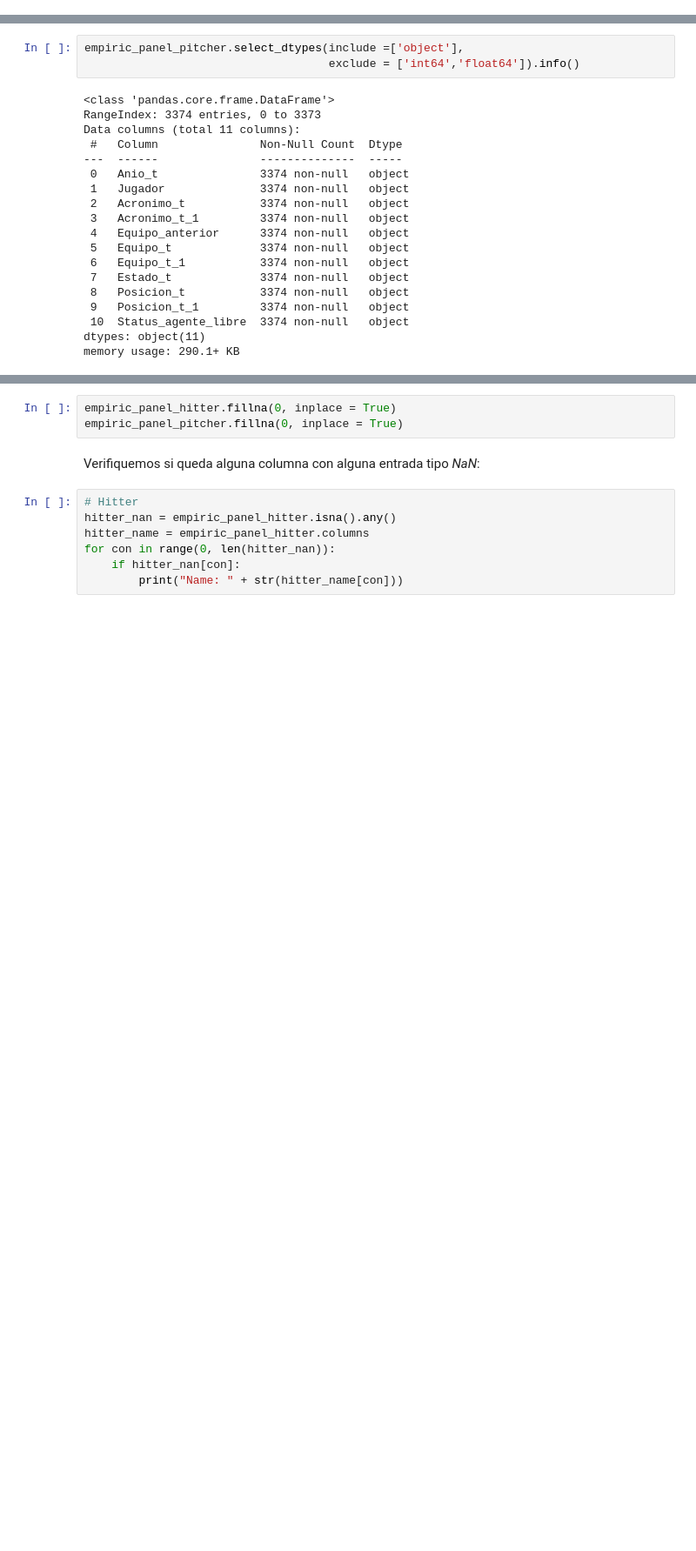
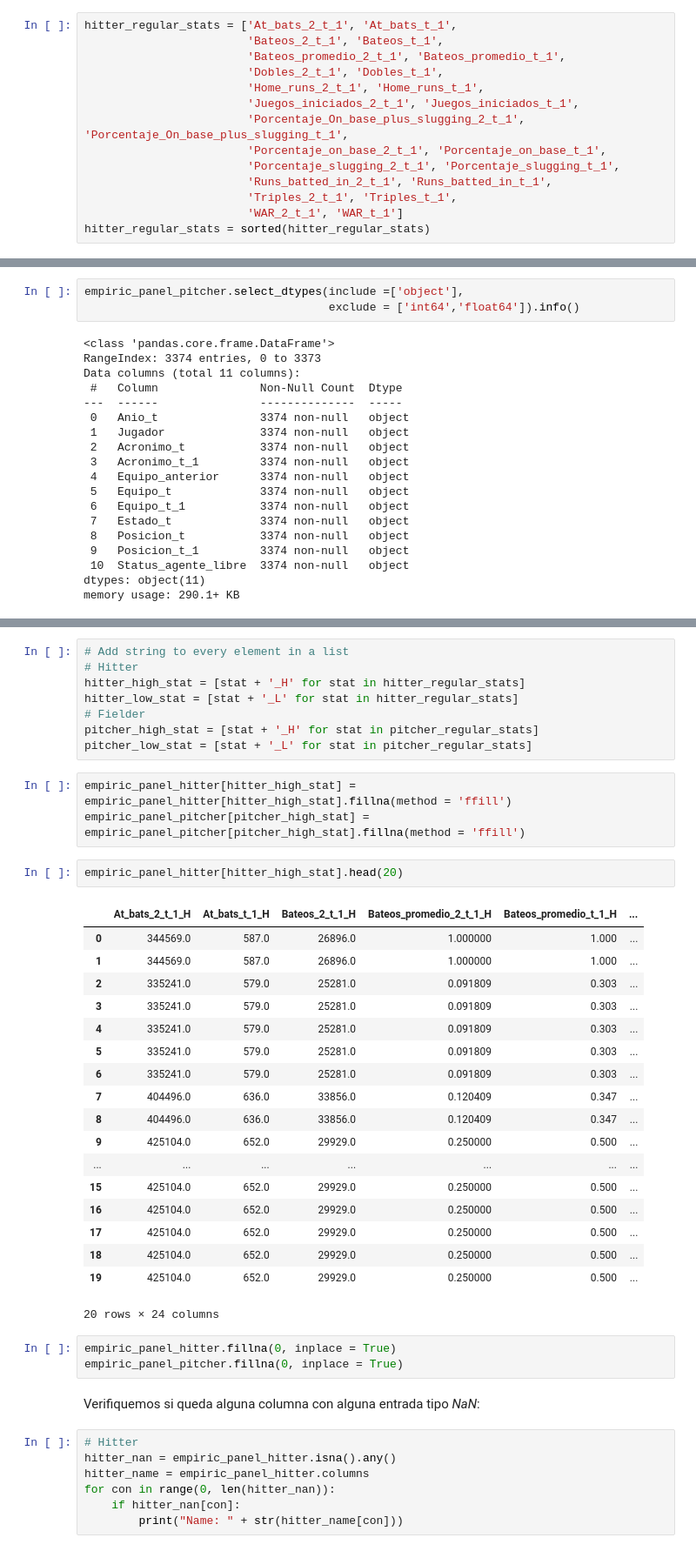
Before and after one commit to PhysTony/MLB_hardball_negotations, a Jupyter notebook: ETL_Scripts/First_Two_Year_Contract/all_players_dataframe_t_1.ipynb, the cells around one changed output, grey strips where cells are left out. Shown at 87% size. Cells and saved outputs as stored; diff of their text form; blank space fills up the shorter version.

```diff
--- a/ETL_Scripts/First_Two_Year_Contract/all_players_dataframe_t_1.ipynb
+++ b/ETL_Scripts/First_Two_Year_Contract/all_players_dataframe_t_1.ipynb
@@ -1053,2 +1764,16 @@ sport_st_hitter = [14,16, 18,24, 20,22,
+# %%
+hitter_regular_stats = ['At_bats_2_t_1', 'At_bats_t_1',
+                        'Bateos_2_t_1', 'Bateos_t_1',
+                        'Bateos_promedio_2_t_1', 'Bateos_promedio_t_1',
+                        'Dobles_2_t_1', 'Dobles_t_1',
+                        'Home_runs_2_t_1', 'Home_runs_t_1',
+                        'Juegos_iniciados_2_t_1', 'Juegos_iniciados_t_1',
+                        'Porcentaje_On_base_plus_slugging_2_t_1', 'Porcentaje_On_base_plus_slugging_t_1',
+                        'Porcentaje_on_base_2_t_1', 'Porcentaje_on_base_t_1',
+                        'Porcentaje_slugging_2_t_1', 'Porcentaje_slugging_t_1',
+                        'Runs_batted_in_2_t_1', 'Runs_batted_in_t_1',
+                        'Triples_2_t_1', 'Triples_t_1',
+                        'WAR_2_t_1', 'WAR_t_1']
+hitter_regular_stats = sorted(hitter_regular_stats)
 # %%
 # Hitter
@@ -1357,3 +2052,35 @@ Por otro lado, repitamos lo mismo para las columnas numéricas, imputaremos 0 ya
+# %%
+# Add string to every element in a list
+# Hitter
+hitter_high_stat = [stat + '_H' for stat in hitter_regular_stats]
+hitter_low_stat = [stat + '_L' for stat in hitter_regular_stats]
+# Fielder
+pitcher_high_stat = [stat + '_H' for stat in pitcher_regular_stats]
+pitcher_low_stat = [stat + '_L' for stat in pitcher_regular_stats]
+# %%
+empiric_panel_hitter[hitter_high_stat] = empiric_panel_hitter[hitter_high_stat].fillna(method = 'ffill')
+empiric_panel_pitcher[pitcher_high_stat] = empiric_panel_pitcher[pitcher_high_stat].fillna(method = 'ffill')
+# %%
+empiric_panel_hitter[hitter_high_stat].head(20)
+# %% [output]
+|  | At_bats_2_t_1_H | At_bats_t_1_H | Bateos_2_t_1_H | Bateos_promedio_2_t_1_H | Bateos_promedio_t_1_H | ... |
+| 0 | 344569.0 | 587.0 | 26896.0 | 1.000000 | 1.000 | ... |
+| 1 | 344569.0 | 587.0 | 26896.0 | 1.000000 | 1.000 | ... |
+| 2 | 335241.0 | 579.0 | 25281.0 | 0.091809 | 0.303 | ... |
+| 3 | 335241.0 | 579.0 | 25281.0 | 0.091809 | 0.303 | ... |
+| 4 | 335241.0 | 579.0 | 25281.0 | 0.091809 | 0.303 | ... |
+| 5 | 335241.0 | 579.0 | 25281.0 | 0.091809 | 0.303 | ... |
+| 6 | 335241.0 | 579.0 | 25281.0 | 0.091809 | 0.303 | ... |
+| 7 | 404496.0 | 636.0 | 33856.0 | 0.120409 | 0.347 | ... |
+| 8 | 404496.0 | 636.0 | 33856.0 | 0.120409 | 0.347 | ... |
+| 9 | 425104.0 | 652.0 | 29929.0 | 0.250000 | 0.500 | ... |
+| ... | ... | ... | ... | ... | ... | ... |
+| 15 | 425104.0 | 652.0 | 29929.0 | 0.250000 | 0.500 | ... |
+| 16 | 425104.0 | 652.0 | 29929.0 | 0.250000 | 0.500 | ... |
+| 17 | 425104.0 | 652.0 | 29929.0 | 0.250000 | 0.500 | ... |
+| 18 | 425104.0 | 652.0 | 29929.0 | 0.250000 | 0.500 | ... |
+| 19 | 425104.0 | 652.0 | 29929.0 | 0.250000 | 0.500 | ... |
+20 rows × 24 columns
 # %%
 empiric_panel_hitter.fillna(0, inplace = True)
 empiric_panel_pitcher.fillna(0, inplace = True)
```
Also changed, not shown: parts of 105 cells of this notebook.
